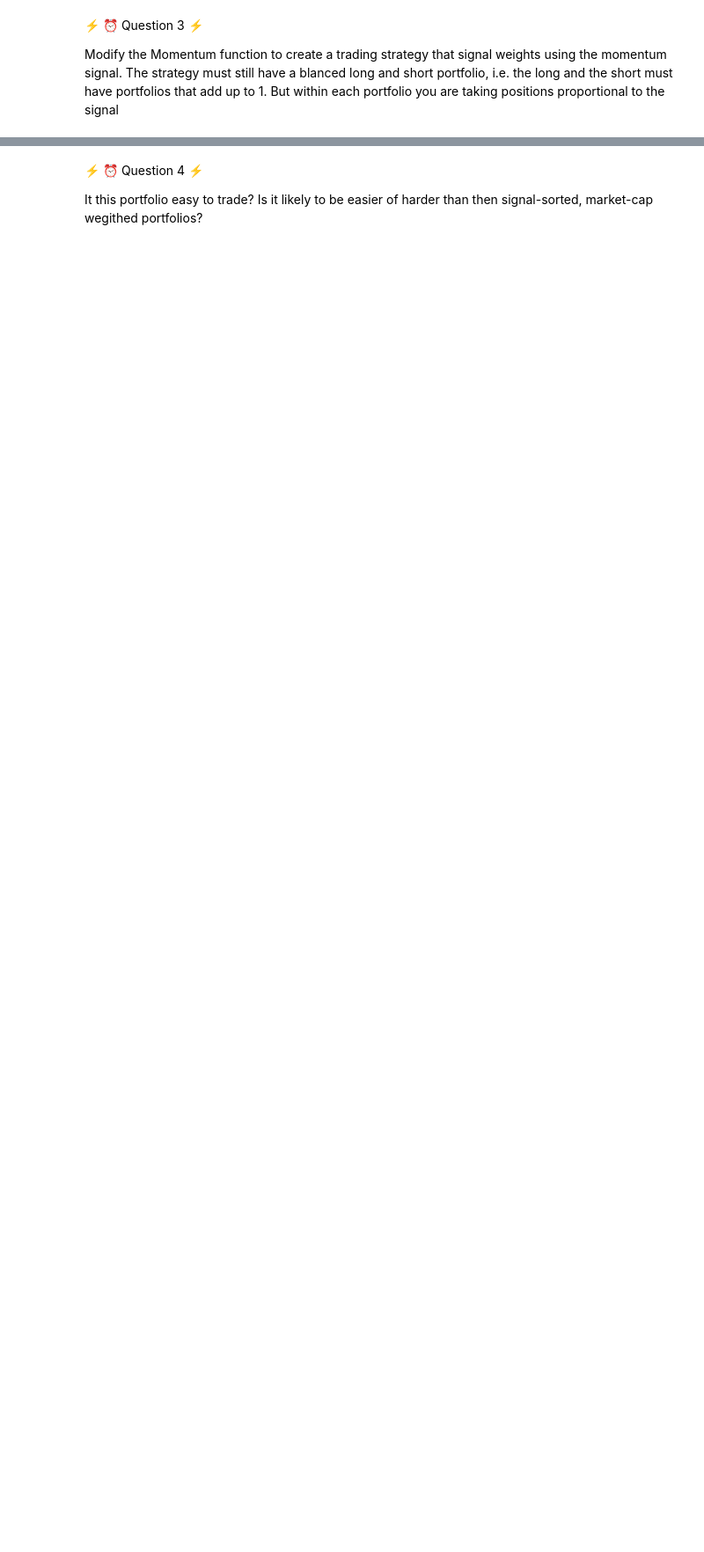
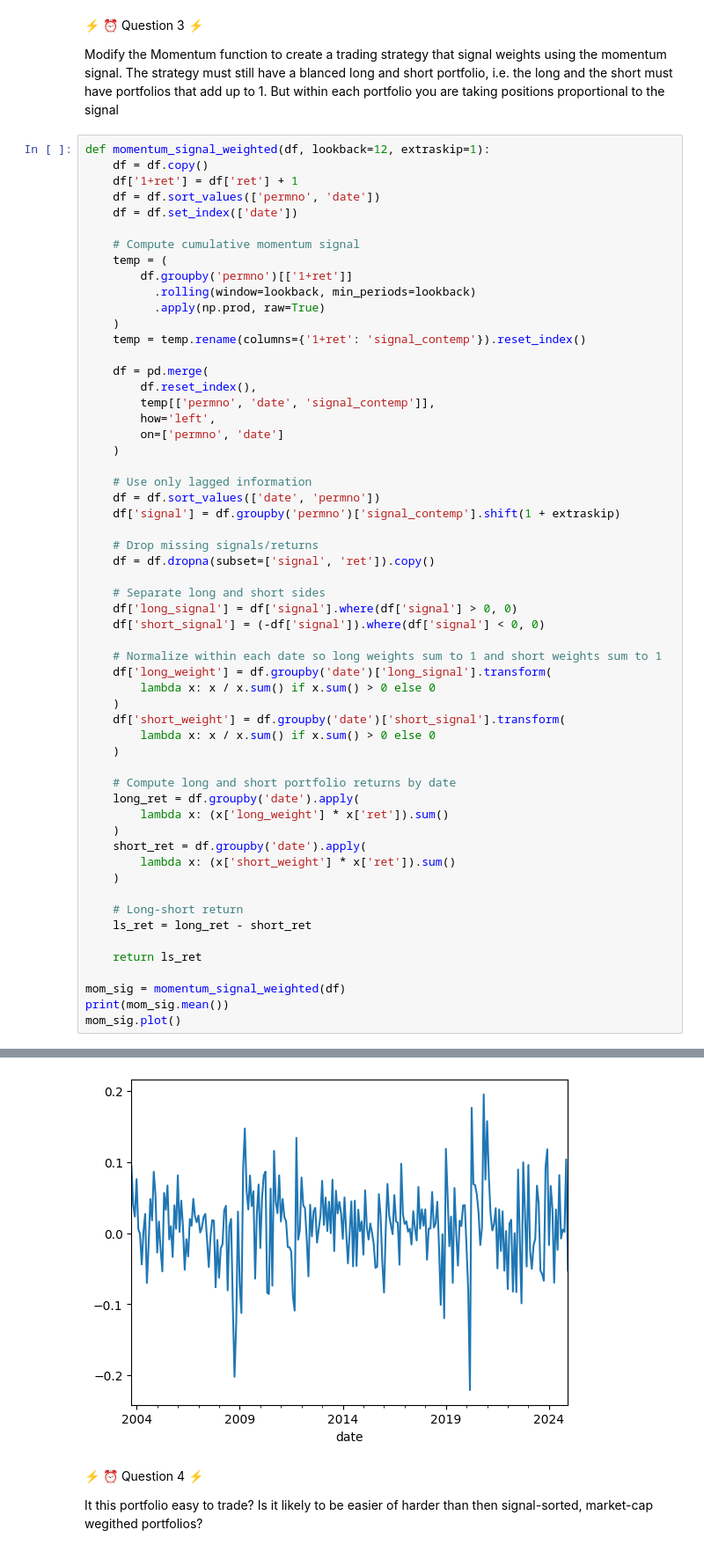
Before and after one commit to SnazzyBeatle115/UG54, a Jupyter notebook: chapters/Finance/Momentum.ipynb, the cells around one changed output, grey strips where cells are left out. Shown at 88% size. Cells and saved outputs as stored; diff of their text form; blank space fills up the shorter version.

```diff
--- a/chapters/Finance/Momentum.ipynb
+++ b/chapters/Finance/Momentum.ipynb
@@ -391,3 +404,61 @@ date
 ⚡ ⏰ Question 3 ⚡
 
 Modify the Momentum function to create a trading strategy that signal weights using the momentum signal. The strategy must still have a blanced long and short portfolio, i.e. the long and the short must have portfolios that add up to 1. But within each portfolio you are taking positions proportional to the signal
+# %%
+def momentum_signal_weighted(df, lookback=12, extraskip=1):
+    df = df.copy()
+    df['1+ret'] = df['ret'] + 1
+    df = df.sort_values(['permno', 'date'])
+    df = df.set_index(['date'])
+
+    # Compute cumulative momentum signal
+    temp = (
+        df.groupby('permno')[['1+ret']]
+          .rolling(window=lookback, min_periods=lookback)
+          .apply(np.prod, raw=True)
+    )
+    temp = temp.rename(columns={'1+ret': 'signal_contemp'}).reset_index()
+
+    df = pd.merge(
+        df.reset_index(),
+        temp[['permno', 'date', 'signal_contemp']],
+        how='left',
+        on=['permno', 'date']
+    )
+
+    # Use only lagged information
+    df = df.sort_values(['date', 'permno'])
+    df['signal'] = df.groupby('permno')['signal_contemp'].shift(1 + extraskip)
+
+    # Drop missing signals/returns
+    df = df.dropna(subset=['signal', 'ret']).copy()
+
+    # Separate long and short sides
+    df['long_signal'] = df['signal'].where(df['signal'] > 0, 0)
+    df['short_signal'] = (-df['signal']).where(df['signal'] < 0, 0)
+
+    # Normalize within each date so long weights sum to 1 and short weights sum to 1
+    df['long_weight'] = df.groupby('date')['long_signal'].transform(
+        lambda x: x / x.sum() if x.sum() > 0 else 0
+    )
+    df['short_weight'] = df.groupby('date')['short_signal'].transform(
+        lambda x: x / x.sum() if x.sum() > 0 else 0
+    )
+
+    # Compute long and short portfolio returns by date
+    long_ret = df.groupby('date').apply(
+        lambda x: (x['long_weight'] * x['ret']).sum()
+    )
+    short_ret = df.groupby('date').apply(
+        lambda x: (x['short_weight'] * x['ret']).sum()
+    )
+
+    # Long-short return
+    ls_ret = long_ret - short_ret
+
+    return ls_ret
+
+mom_sig = momentum_signal_weighted(df)
+print(mom_sig.mean())
+mom_sig.plot()
+# %% [output]
@@ -394,3 +467,4 @@ Modify the Momentum function to create a trading strategy that signal weights us
+[figure, added]
 # %% [markdown]
 ⚡ ⏰ Question 4 ⚡
 
```
Also changed, not shown: parts of 4 cells of this notebook.
